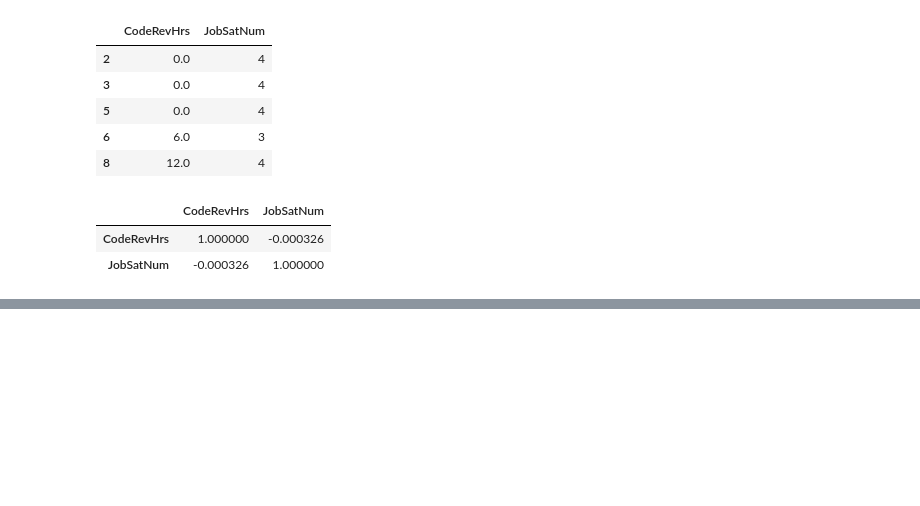
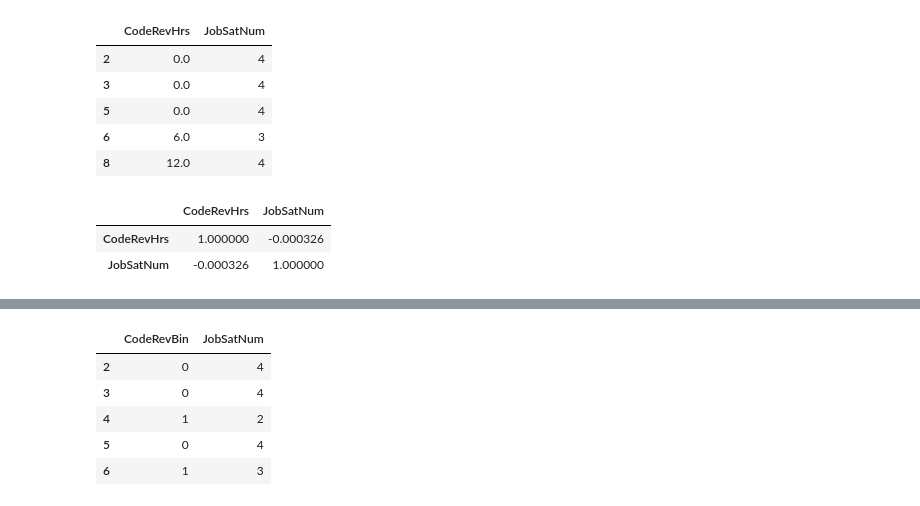
Before and after one commit to jamsidedown/data_science_blog_post_udacity, a Jupyter notebook: src/code_review_job_satisfaction.ipynb, the cells around one changed output, grey strips where cells are left out. Drawn from its saved outputs; the diff is of its cells as text; code cells hidden in the pictures; blank space fills up the shorter version.

```diff
--- a/src/code_review_job_satisfaction.ipynb
+++ b/src/code_review_job_satisfaction.ipynb
@@ -177,0 +188,20 @@ filled.corr()
+# %%
+binary_rev['JobSatNum'] = binary_rev.apply(sat_to_num, axis=1)
+binary_rev = binary_rev[['CodeRev', 'JobSatNum']]
+
+binary_rev = binary_rev.dropna()
+
+def code_rev_to_bin(row):
+    return 0 if row['CodeRev'] == 'No' else 1
+
+binary_rev['CodeRevBin'] = binary_rev.apply(code_rev_to_bin, axis=1)
+binary_rev = binary_rev[['CodeRevBin', 'JobSatNum']]
+
+binary_rev.head()
+# %% [output]
+|  | CodeRevBin | JobSatNum |
+| 2 | 0 | 4 |
+| 3 | 0 | 4 |
+| 4 | 1 | 2 |
+| 5 | 0 | 4 |
+| 6 | 1 | 3 |
```
Also changed, not shown: parts of 4 cells of this notebook.
